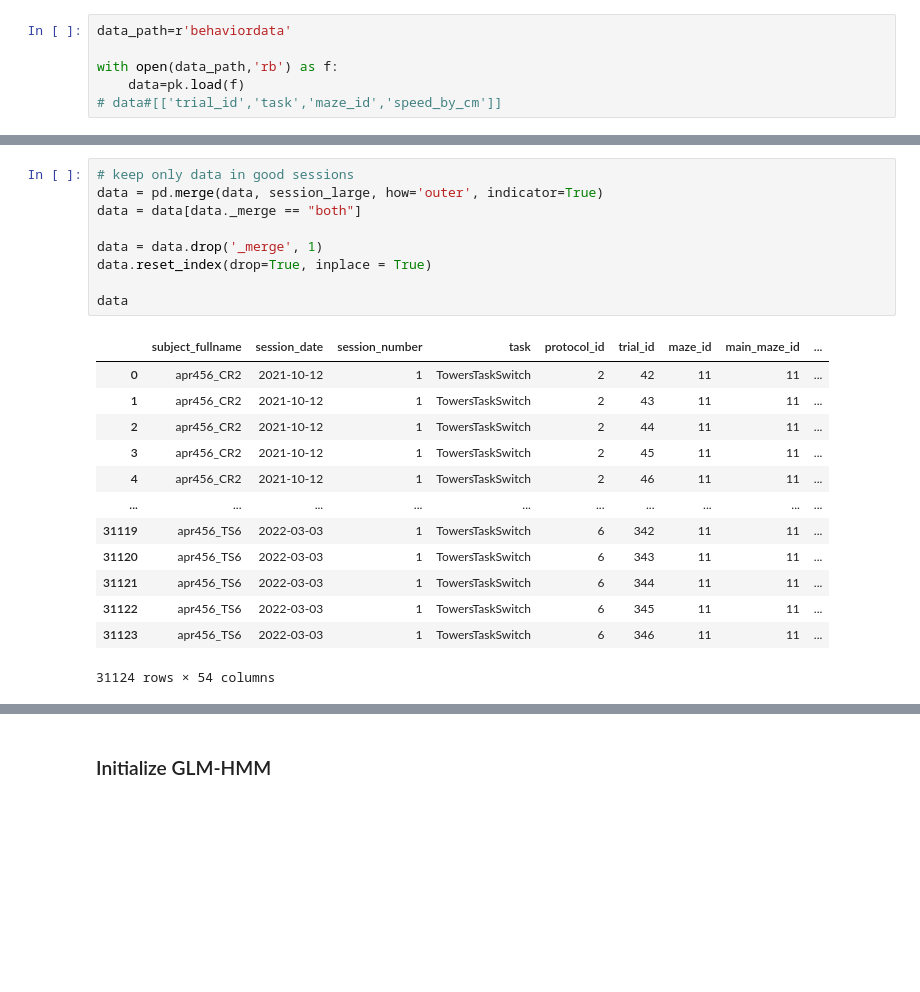
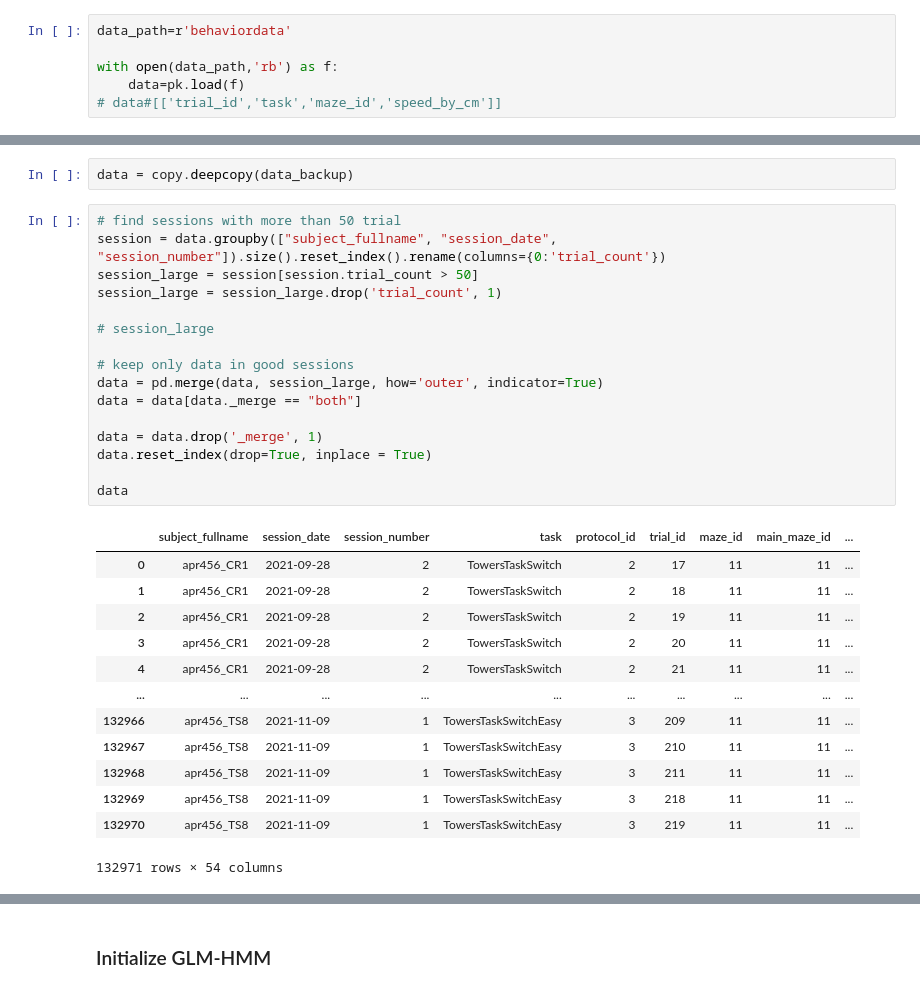
Before and after one commit to psalvino/DRL_Final_Project, a Jupyter notebook: Final_Project.ipynb, the cells around one changed output, grey strips where cells are left out. Cells and saved outputs as stored; diff of their text form; blank space fills up the shorter version.

```diff
--- a/Final_Project.ipynb
+++ b/Final_Project.ipynb
@@ -75,23 +60,32 @@ session_large
-# %%
-# keep only data in good sessions
-data = pd.merge(data, session_large, how='outer', indicator=True)
-data = data[data._merge == "both"]
-
-data = data.drop('_merge', 1)
-data.reset_index(drop=True, inplace = True)
-
-data
-# %% [output]
-|  | subject_fullname | session_date | session_number | task | protocol_id | trial_id | maze_id | main_maze_id | ... |
-| 0 | apr456_CR2 | 2021-10-12 | 1 | TowersTaskSwitch | 2 | 42 | 11 | 11 | ... |
-| 1 | apr456_CR2 | 2021-10-12 | 1 | TowersTaskSwitch | 2 | 43 | 11 | 11 | ... |
-| 2 | apr456_CR2 | 2021-10-12 | 1 | TowersTaskSwitch | 2 | 44 | 11 | 11 | ... |
-| 3 | apr456_CR2 | 2021-10-12 | 1 | TowersTaskSwitch | 2 | 45 | 11 | 11 | ... |
-| 4 | apr456_CR2 | 2021-10-12 | 1 | TowersTaskSwitch | 2 | 46 | 11 | 11 | ... |
-| ... | ... | ... | ... | ... | ... | ... | ... | ... | ... |
-| 31119 | apr456_TS6 | 2022-03-03 | 1 | TowersTaskSwitch | 6 | 342 | 11 | 11 | ... |
-| 31120 | apr456_TS6 | 2022-03-03 | 1 | TowersTaskSwitch | 6 | 343 | 11 | 11 | ... |
-| 31121 | apr456_TS6 | 2022-03-03 | 1 | TowersTaskSwitch | 6 | 344 | 11 | 11 | ... |
-| 31122 | apr456_TS6 | 2022-03-03 | 1 | TowersTaskSwitch | 6 | 345 | 11 | 11 | ... |
-| 31123 | apr456_TS6 | 2022-03-03 | 1 | TowersTaskSwitch | 6 | 346 | 11 | 11 | ... |
-31124 rows × 54 columns
+# %%
+data = copy.deepcopy(data_backup)
+# %%
+# find sessions with more than 50 trial
+session = data.groupby(["subject_fullname", "session_date", "session_number"]).size().reset_index().rename(columns={0:'trial_count'})
+session_large = session[session.trial_count > 50]
+session_large = session_large.drop('trial_count', 1)
+
+# session_large
+
+# keep only data in good sessions
+data = pd.merge(data, session_large, how='outer', indicator=True)
+data = data[data._merge == "both"]
+
+data = data.drop('_merge', 1)
+data.reset_index(drop=True, inplace = True)
+
+data
+# %% [output]
+|  | subject_fullname | session_date | session_number | task | protocol_id | trial_id | maze_id | main_maze_id | ... |
+| 0 | apr456_CR1 | 2021-09-28 | 2 | TowersTaskSwitch | 2 | 17 | 11 | 11 | ... |
+| 1 | apr456_CR1 | 2021-09-28 | 2 | TowersTaskSwitch | 2 | 18 | 11 | 11 | ... |
+| 2 | apr456_CR1 | 2021-09-28 | 2 | TowersTaskSwitch | 2 | 19 | 11 | 11 | ... |
+| 3 | apr456_CR1 | 2021-09-28 | 2 | TowersTaskSwitch | 2 | 20 | 11 | 11 | ... |
+| 4 | apr456_CR1 | 2021-09-28 | 2 | TowersTaskSwitch | 2 | 21 | 11 | 11 | ... |
+| ... | ... | ... | ... | ... | ... | ... | ... | ... | ... |
+| 132966 | apr456_TS8 | 2021-11-09 | 1 | TowersTaskSwitchEasy | 3 | 209 | 11 | 11 | ... |
+| 132967 | apr456_TS8 | 2021-11-09 | 1 | TowersTaskSwitchEasy | 3 | 210 | 11 | 11 | ... |
+| 132968 | apr456_TS8 | 2021-11-09 | 1 | TowersTaskSwitchEasy | 3 | 211 | 11 | 11 | ... |
+| 132969 | apr456_TS8 | 2021-11-09 | 1 | TowersTaskSwitchEasy | 3 | 218 | 11 | 11 | ... |
+| 132970 | apr456_TS8 | 2021-11-09 | 1 | TowersTaskSwitchEasy | 3 | 219 | 11 | 11 | ... |
+132971 rows × 54 columns
```
Also changed, not shown: parts of 7 cells of this notebook.
